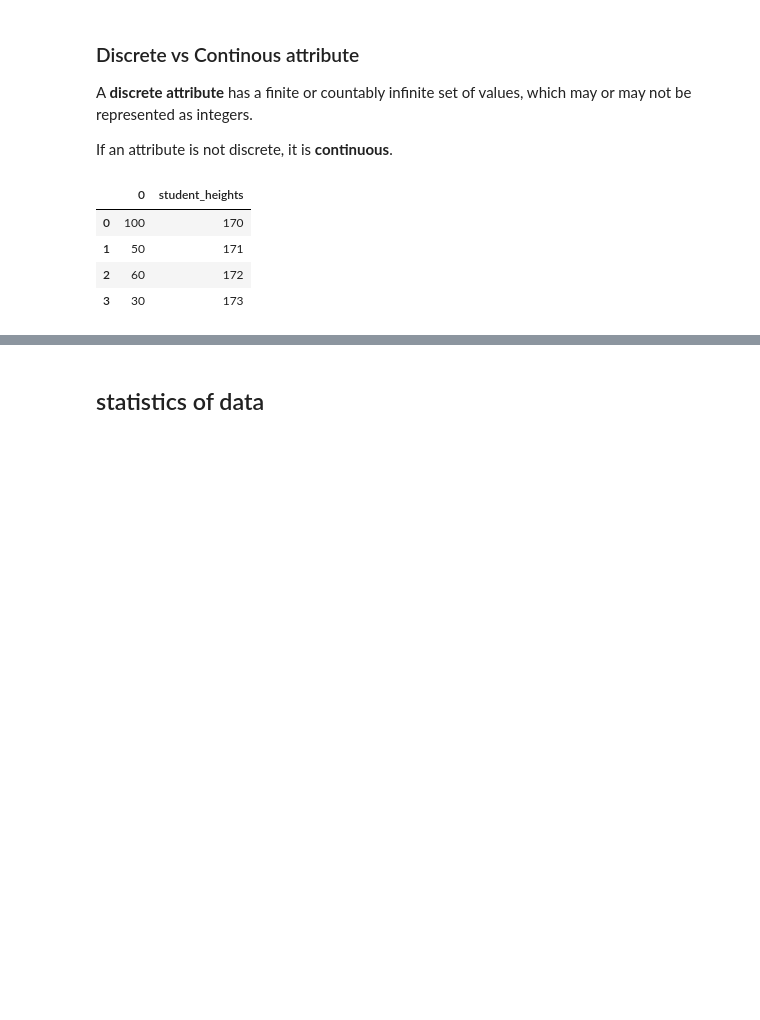
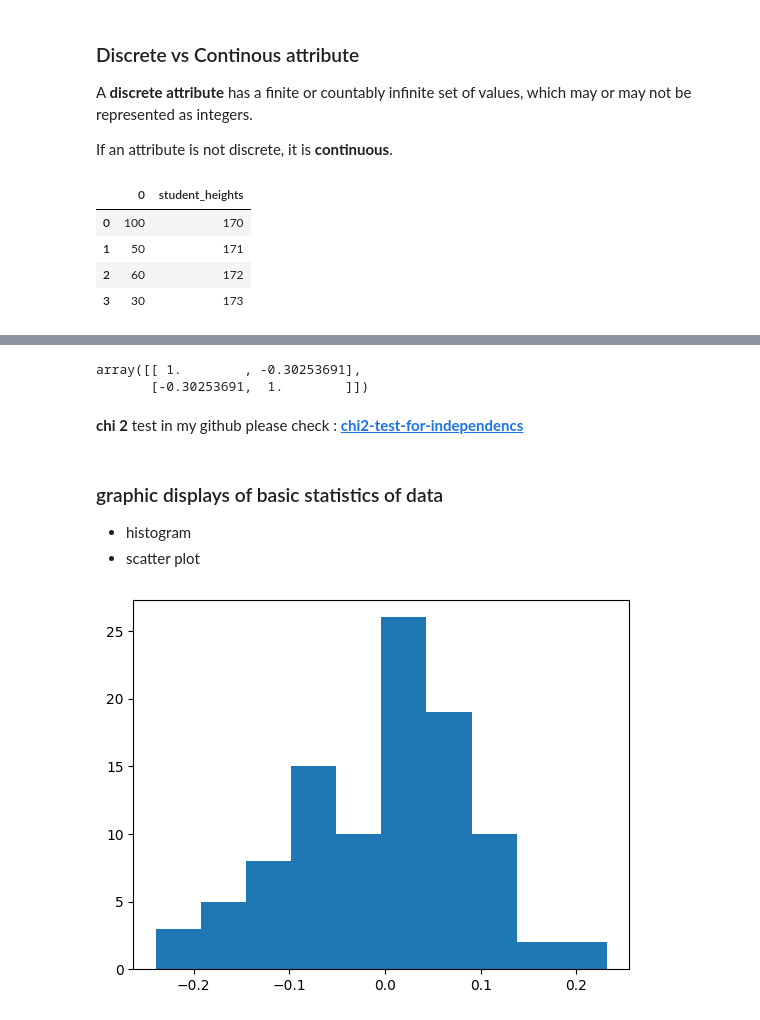
Before and after one commit to amirabbasgashtil/data-mining-course, a Jupyter notebook: notebooks/Han_chapter2.ipynb, the cells around one changed output, grey strips where cells are left out. Saved outputs shown, nothing was run; the diff lists cells and outputs as text; code cells hidden in the pictures; blank space fills up the shorter version.

```diff
--- a/notebooks/Han_chapter2.ipynb
+++ b/notebooks/Han_chapter2.ipynb
@@ -114,2 +237,28 @@ df.head()
+# %%
+import numpy as np
+a = np.array([12, 34, 46, 43, 32, 17, 65, 76])
+b = np. array([45, 34, 32, 54, 67, 87, 45, 54])
+
+correlation_coef = np.corrcoef(a, b)
+correlation_coef
+# %% [output]
+array([[ 1.        , -0.30253691],
+       [-0.30253691,  1.        ]])
+# %% [markdown]
+**chi 2** test in my github please check : [**chi2-test-for-independencs**](https://github.com/amirabbasgashtil/statistics/blob/main/12-chi2-test-for-independencs.ipynb)
 # %% [markdown]
-## statistics of data
+### graphic displays of basic statistics of data
+
+
+*   histogram
+*   scatter plot
+# %%
+# histogram
+import numpy as np
+import matplotlib.pyplot as plt
+
+data = np.random.normal(0, 0.1, 100)
+plt.hist(data)
+plt.show()
+# %% [output]
+[figure, added]
```
Also changed, not shown: parts of 13 cells of this notebook.
